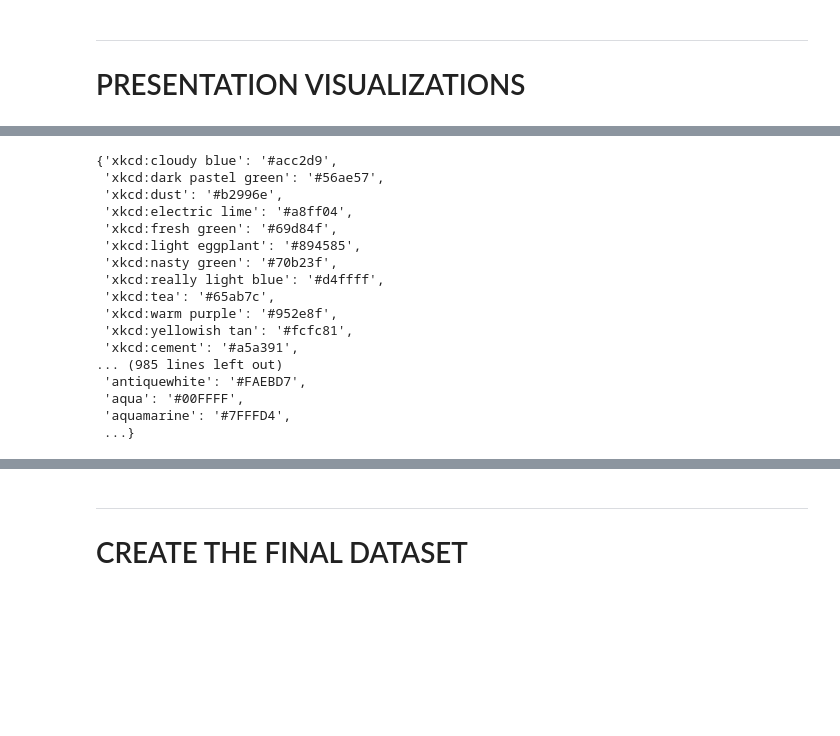
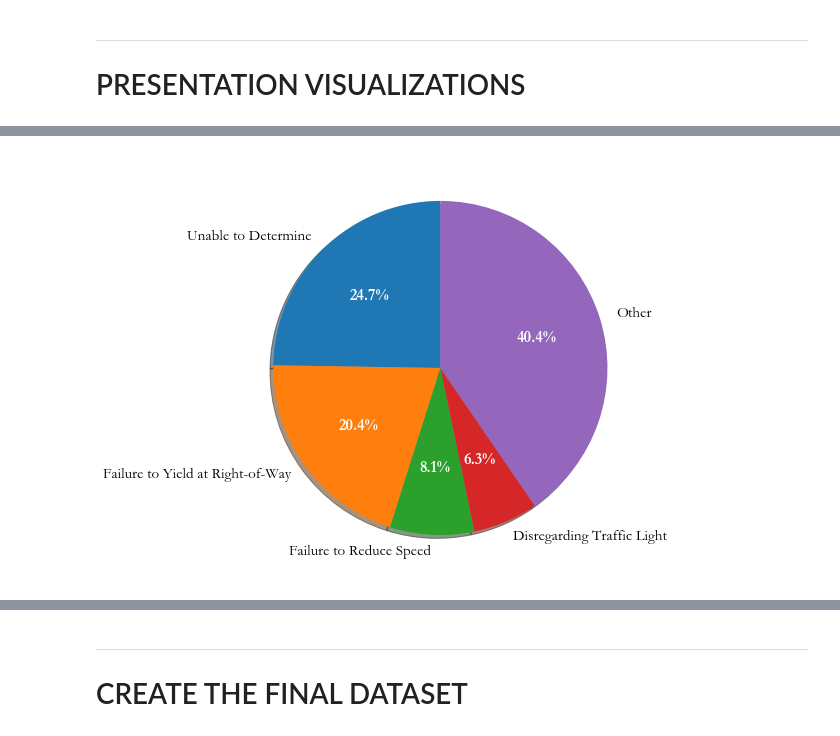
Before and after one commit to Morgan-Sell/chi-traffic-accidents, a Jupyter notebook: chi-traffic-preso-eda.ipynb, the cells around one changed output, grey strips where cells are left out. Drawn from its saved outputs; the diff is of its cells as text; code cells hidden in the pictures; blank space fills up the shorter version.

```diff
--- a/chi-traffic-preso-eda.ipynb
+++ b/chi-traffic-preso-eda.ipynb
@@ -408,20 +402,30 @@ Name: total, dtype: int64
-# %%
-matplotlib.colors.get_named_colors_mapping()
-# %% [output]
-{'xkcd:cloudy blue': '#acc2d9',
- 'xkcd:dark pastel green': '#56ae57',
- 'xkcd:dust': '#b2996e',
- 'xkcd:electric lime': '#a8ff04',
- 'xkcd:fresh green': '#69d84f',
- 'xkcd:light eggplant': '#894585',
- 'xkcd:nasty green': '#70b23f',
- 'xkcd:really light blue': '#d4ffff',
- 'xkcd:tea': '#65ab7c',
- 'xkcd:warm purple': '#952e8f',
- 'xkcd:yellowish tan': '#fcfc81',
- 'xkcd:cement': '#a5a391',
-... (985 lines left out)
- 'antiquewhite': '#FAEBD7',
- 'aqua': '#00FFFF',
- 'aquamarine': '#7FFFD4',
- ...}
+# %%
+prime_cause_pivot = fatal_only_2.pivot_table(index='PRIM_CONTRIBUTORY_CAUSE', values='CRASH_RECORD_ID',
+                                              fill_value=0, aggfunc='count').reset_index()
+prime_cause_pivot.columns = ['desc', 'total']
+prime_cause_pivot.sort_values(by='total', inplace=True, ascending = False)
+prime_cause_pivot['prcnt_total'] = prime_cause_pivot['total'] / sum(prime_cause_pivot['total'])
+prime_cause_pivot.reset_index(inplace=True)
+prime_cause_pivot.drop('index', axis=1, inplace=True)
+
+unable_to_detrmine = prime_cause_pivot.at[0, 'prcnt_total']
+fail_right_of_way = prime_cause_pivot.at[1, 'prcnt_total']
+fail_reduce_speed = prime_cause_pivot.at[2, 'prcnt_total']
+disregard_signals = prime_cause_pivot.at[3, 'prcnt_total']
+other_prime_cause = 1-(unable_to_detrmine + fail_right_of_way + fail_reduce_speed + disregard_signals)
+cause_vals = np.array([unable_to_detrmine, fail_right_of_way, fail_reduce_speed, disregard_signals, other_prime_cause])
+cause_labels = ['Unable to Determine', 'Failure to Yield at Right-of-Way', 'Failure to Reduce Speed',
+              'Disregarding Traffic Light','Other']
+plt.rcParams['font.family'] = 'garamond'
+
+
+fig, ax = plt.subplots(figsize=(8,8))
+mpl.rcParams['font.size'] = 15
+_, _, autotexts = ax.pie(cause_vals, startangle=90, labels=cause_labels, autopct='%1.1f%%', shadow=True,
+                         )
+#ax.set_title('Device Controls Where Fatalies Occur', fontsize=22, fontweight='bold')
+plt.setp(autotexts, weight='bold', size = 16, color="w");
+plt.tight_layout()
+fig.savefig('images/primary_cause.png')
+# %% [output]
+[figure, added]
```
Also changed, not shown: parts of 117 cells of this notebook.
